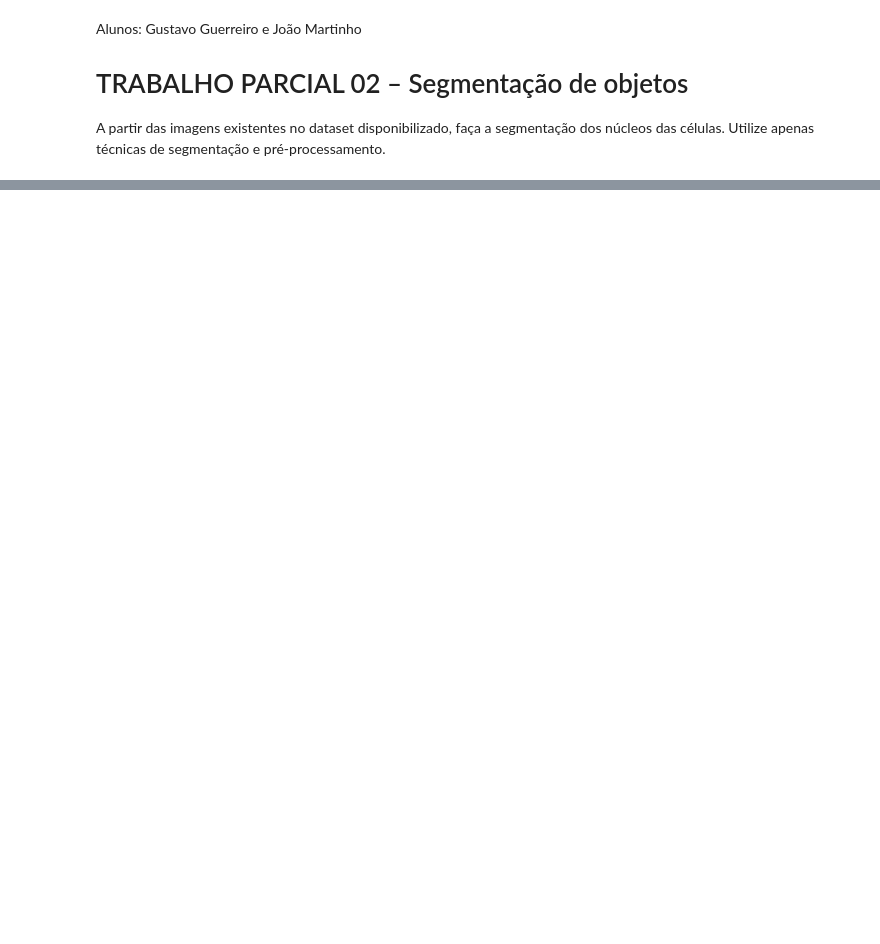
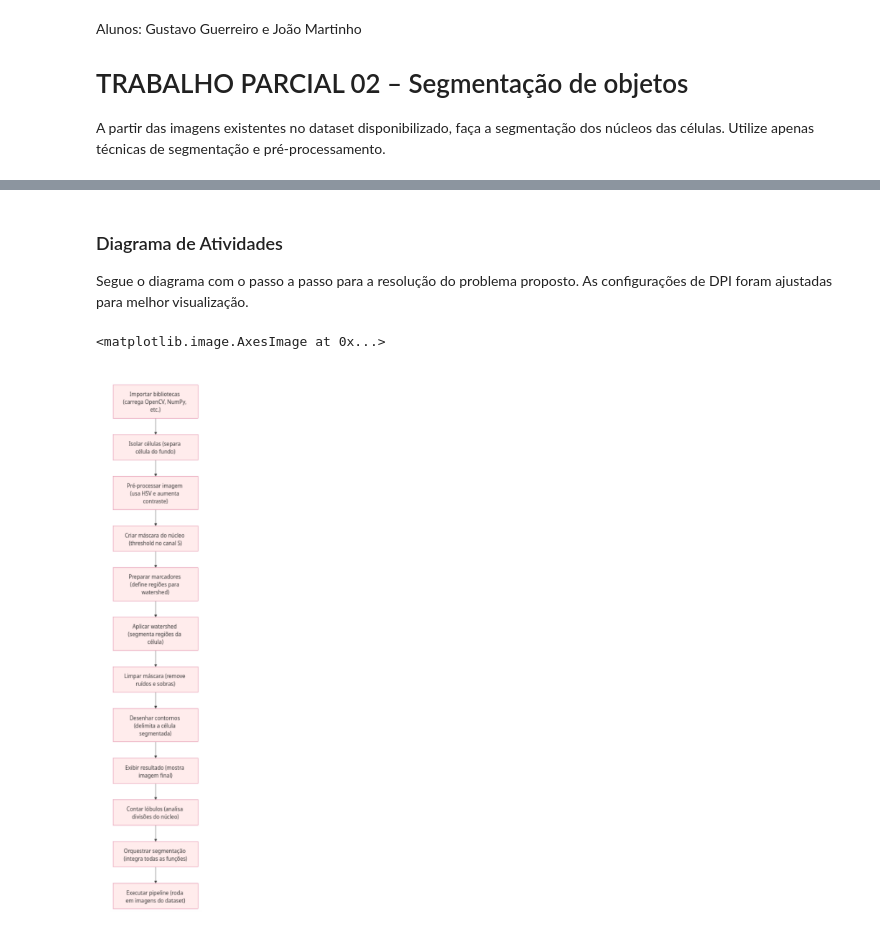
Before and after one commit to joao-martinho/pi, a Jupyter notebook: Trabalho 2/trabalho02.ipynb, the cells around one changed output, grey strips where cells are left out. Cells and saved outputs as stored; diff of their text form; code cells hidden in the pictures; blank space fills up the shorter version.

```diff
--- a/Trabalho 2/trabalho02.ipynb
+++ b/Trabalho 2/trabalho02.ipynb
@@ -625,0 +159,11 @@ if __name__ == '__main__':
+# %% [markdown]
+### Diagrama de Atividades
+Segue o diagrama com o passo a passo para a resolução do problema proposto. As configurações de DPI foram ajustadas para melhor visualização.
+# %%
+plt.rcParams['figure.dpi'] = 400
+plt.rcParams['savefig.dpi'] = 400
+plt.axis('off')
+plt.imshow(cv2.imread("diagrama.png"))
+# %% [output]
+<matplotlib.image.AxesImage at 0x...>
+[figure, added]
```
Also changed, not shown: parts of 36 cells of this notebook, 3 other files.
